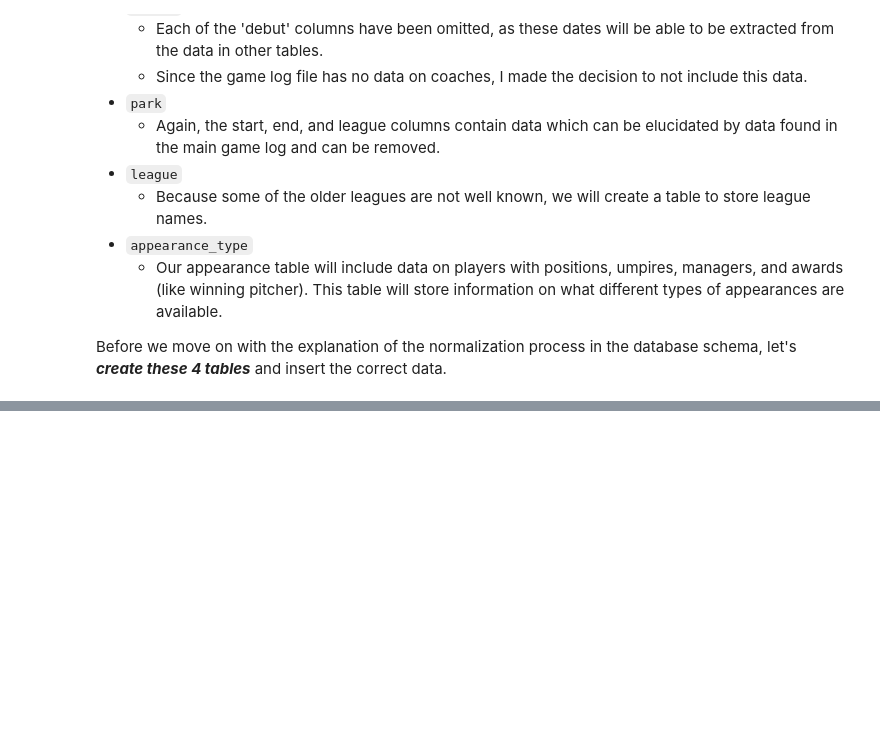
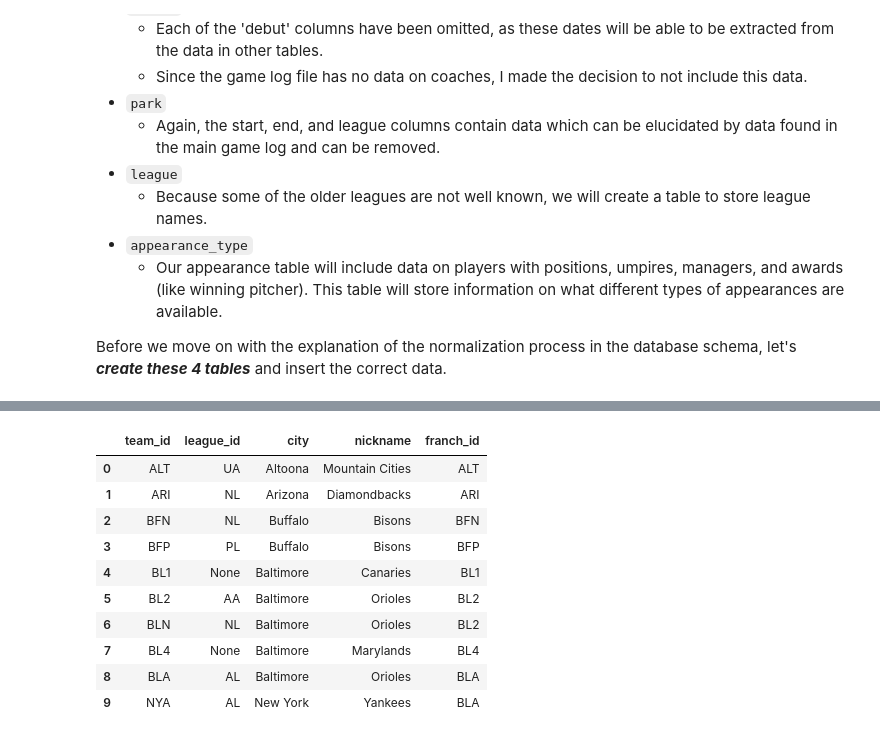
Before and after one commit to Rezwal/portfolio, a Jupyter notebook: Designing and Creating a Database.ipynb, the cells around one changed output, grey strips where cells are left out. Cells and saved outputs as stored; diff of their text form; code cells hidden in the pictures; blank space fills up the shorter version.

```diff
--- a/Designing and Creating a Database.ipynb
+++ b/Designing and Creating a Database.ipynb
@@ -293,0 +410,36 @@ run_command(q)
+# %%
+q = '''
+CREATE TABLE IF NOT EXISTS team (
+    team_id varchar(3) PRIMARY KEY,
+    league_id varchar(2),
+    city varchar(100),
+    nickname varchar(255),
+    franch_id varchar(3),
+        FOREIGN KEY (league_id) REFERENCES league(league_id)
+        ON UPDATE CASCADE
+        ON DELETE SET NULL
+)
+'''
+run_command(q)
+
+q = '''
+INSERT OR IGNORE INTO team
+SELECT team_id, league, city, nickname, franch_id
+FROM team_codes
+'''
+run_command(q)
+
+q='SELECT * FROM team LIMIT 10'
+run_query(q)
+# %% [output]
+|  | team_id | league_id | city | nickname | franch_id |
+| 0 | ALT | UA | Altoona | Mountain Cities | ALT |
+| 1 | ARI | NL | Arizona | Diamondbacks | ARI |
+| 2 | BFN | NL | Buffalo | Bisons | BFN |
+| 3 | BFP | PL | Buffalo | Bisons | BFP |
+| 4 | BL1 | None | Baltimore | Canaries | BL1 |
+| 5 | BL2 | AA | Baltimore | Orioles | BL2 |
+| 6 | BLN | NL | Baltimore | Orioles | BL2 |
+| 7 | BL4 | None | Baltimore | Marylands | BL4 |
+| 8 | BLA | AL | Baltimore | Orioles | BLA |
+| 9 | NYA | AL | New York | Yankees | BLA |
```
Also changed, not shown: parts of 15 cells of this notebook, 1 other file.
